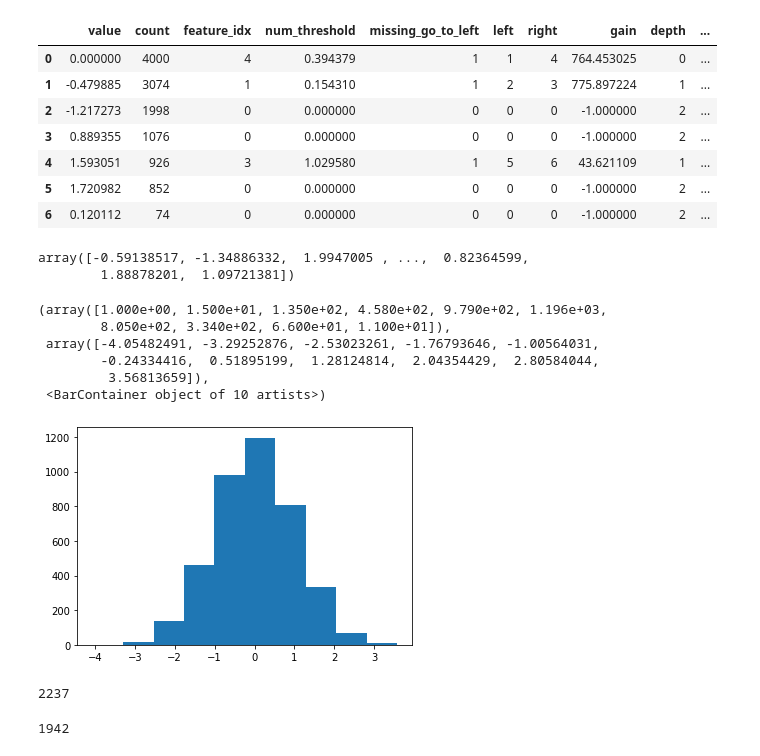
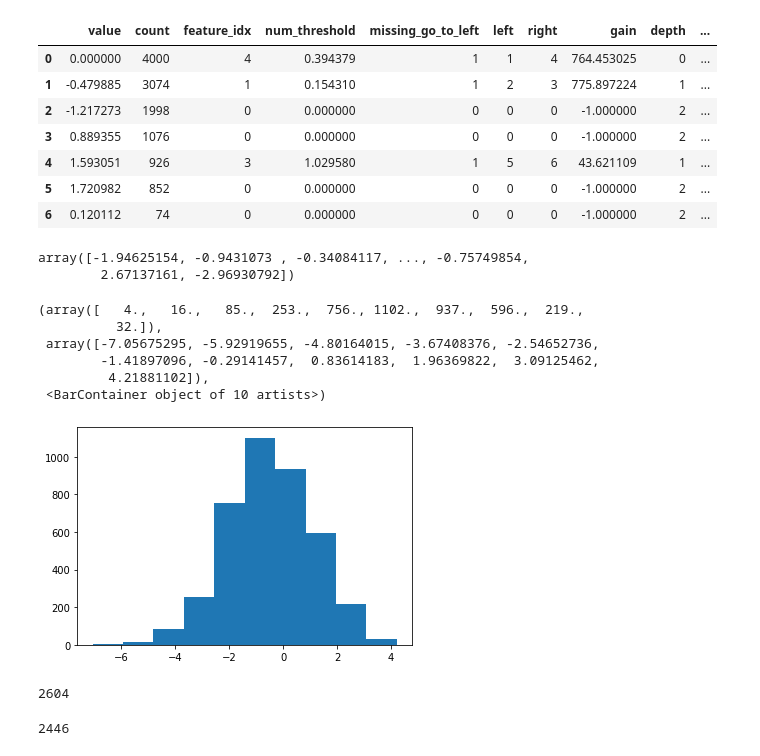
Before and after one commit to xichens/scikit-learn, a Jupyter notebook: histgbm_fl/histgbm.ipynb, the cells around one changed output. Drawn from its saved outputs; the diff is of its cells as text; code cells hidden in the pictures.

```diff
--- a/histgbm_fl/histgbm.ipynb
+++ b/histgbm_fl/histgbm.ipynb
@@ -594,27 +577,27 @@ pd.DataFrame(grower.make_predictor(clf._bin_mapper.bin_thresholds_).nodes)
 | 5 | 1.720982 | 852 | 0 | 0.000000 | 0 | 0 | 0 | -1.000000 | 2 | ... |
 | 6 | 0.120112 | 74 | 0 | 0.000000 | 0 | 0 | 0 | -1.000000 | 2 | ... |
 # %%
-X_train[:, 0]
+X_train[:, 1]
 # %% [output]
-array([-0.59138517, -1.34886332,  1.9947005 , ...,  0.82364599,
-        1.88878201,  1.09721381])
+array([-1.94625154, -0.9431073 , -0.34084117, ..., -0.75749854,
+        2.67137161, -2.96930792])
 # %%
 import matplotlib.pyplot as plt
 # %%
-plt.hist(X_train[:, 0])
+plt.hist(X_train[:, 1])
 # %% [output]
-(array([1.000e+00, 1.500e+01, 1.350e+02, 4.580e+02, 9.790e+02, 1.196e+03,
-        8.050e+02, 3.340e+02, 6.600e+01, 1.100e+01]),
- array([-4.05482491, -3.29252876, -2.53023261, -1.76793646, -1.00564031,
-        -0.24334416,  0.51895199,  1.28124814,  2.04354429,  2.80584044,
-         3.56813659]),
+(array([   4.,   16.,   85.,  253.,  756., 1102.,  937.,  596.,  219.,
+          32.]),
+ array([-7.05675295, -5.92919655, -4.80164015, -3.67408376, -2.54652736,
+        -1.41897096, -0.29141457,  0.83614183,  1.96369822,  3.09125462,
+         4.21881102]),
  <BarContainer object of 10 artists>)
-[figure, old version]
+[figure, new version]
 # %%
-np.sum(X_train[:, 0] <= 0.154)
+np.sum(X_train[:, 1] <= 0.154)
 # %% [output]
-2237
+2604
 # %%
-np.sum(X_train[:, 0] <= -0.027)
+np.sum(X_train[:, 1] <= -0.027)
 # %% [output]
-1942
+2446
```
Also changed, not shown: parts of 2 cells of this notebook.
